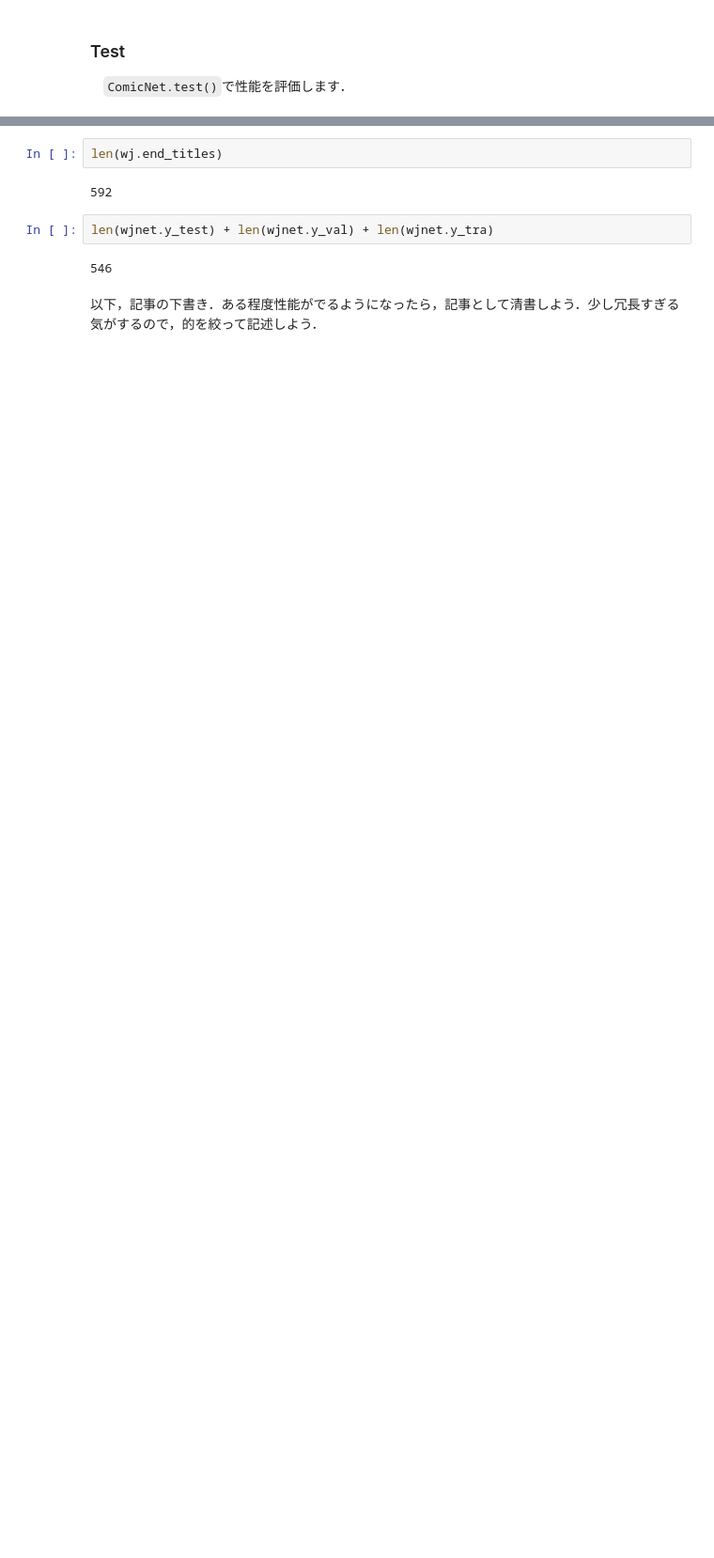
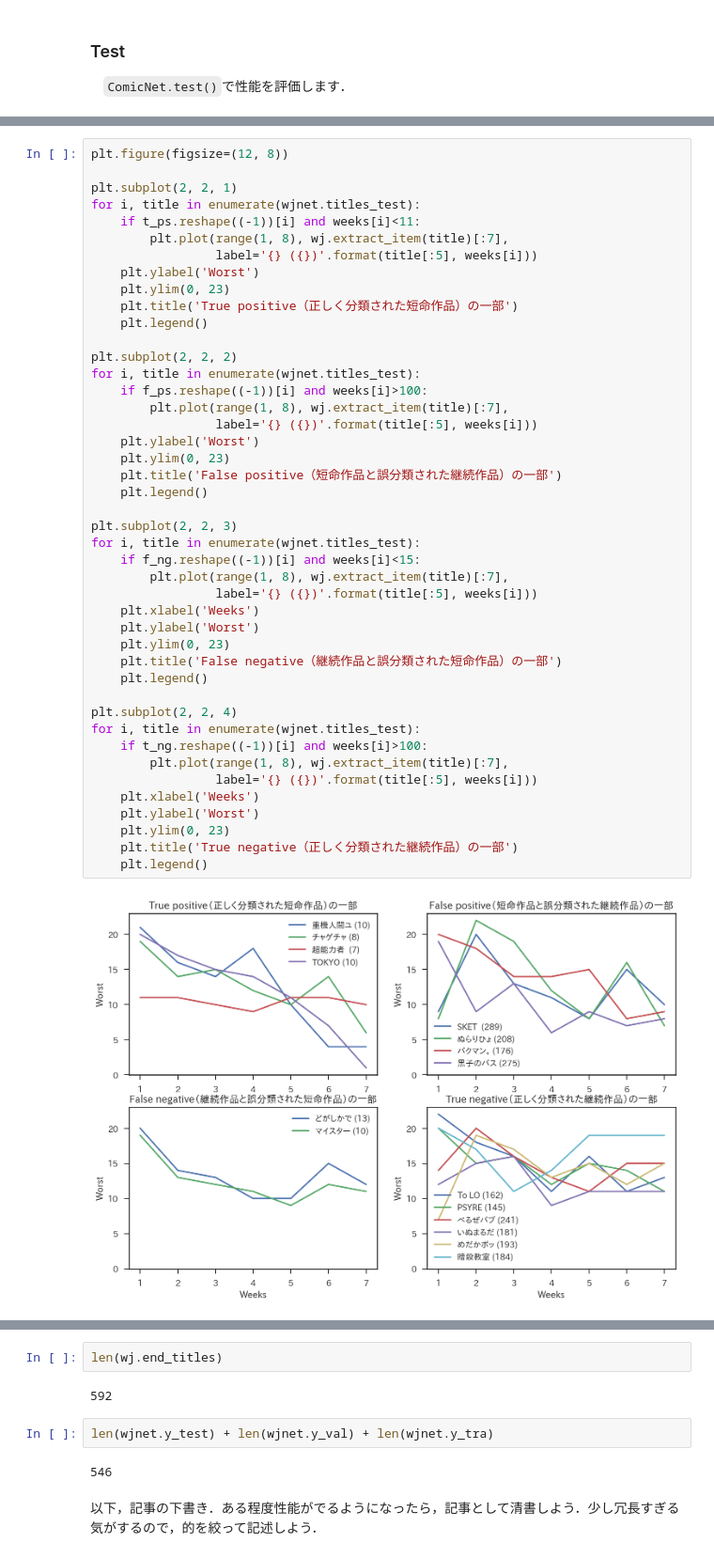
Before and after one commit to haltaro/predicting-comic-end, a Jupyter notebook: 2_train_and_test_neural_network_j.ipynb, the cells around one changed output, grey strips where cells are left out. Shown at 94% size. Cells and saved outputs as stored; diff of their text form; blank space fills up the shorter version.

```diff
--- a/2_train_and_test_neural_network_j.ipynb
+++ b/2_train_and_test_neural_network_j.ipynb
@@ -460,0 +478,46 @@ plt.legend()
+# %%
+plt.figure(figsize=(12, 8))
+
+plt.subplot(2, 2, 1)
+for i, title in enumerate(wjnet.titles_test):
+    if t_ps.reshape((-1))[i] and weeks[i]<11:
+        plt.plot(range(1, 8), wj.extract_item(title)[:7],
+                 label='{} ({})'.format(title[:5], weeks[i]))
+    plt.ylabel('Worst')
+    plt.ylim(0, 23)
+    plt.title('True positive（正しく分類された短命作品）の一部')
+    plt.legend()
+
+plt.subplot(2, 2, 2)
+for i, title in enumerate(wjnet.titles_test):
+    if f_ps.reshape((-1))[i] and weeks[i]>100:
+        plt.plot(range(1, 8), wj.extract_item(title)[:7],
+                 label='{} ({})'.format(title[:5], weeks[i]))
+    plt.ylabel('Worst')
+    plt.ylim(0, 23)
+    plt.title('False positive（短命作品と誤分類された継続作品）の一部')
+    plt.legend()
+
+plt.subplot(2, 2, 3)
+for i, title in enumerate(wjnet.titles_test):
+    if f_ng.reshape((-1))[i] and weeks[i]<15:
+        plt.plot(range(1, 8), wj.extract_item(title)[:7],
+                 label='{} ({})'.format(title[:5], weeks[i]))
+    plt.xlabel('Weeks')
+    plt.ylabel('Worst')
+    plt.ylim(0, 23)
+    plt.title('False negative（継続作品と誤分類された短命作品）の一部')
+    plt.legend()
+
+plt.subplot(2, 2, 4)
+for i, title in enumerate(wjnet.titles_test):
+    if t_ng.reshape((-1))[i] and weeks[i]>100:
+        plt.plot(range(1, 8), wj.extract_item(title)[:7],
+                 label='{} ({})'.format(title[:5], weeks[i]))
+    plt.xlabel('Weeks')
+    plt.ylabel('Worst')
+    plt.ylim(0, 23)
+    plt.title('True negative（正しく分類された継続作品）の一部')
+    plt.legend()
+# %% [output]
+[figure, added]
```
Also changed, not shown: parts of 26 cells of this notebook, 6 other files.
